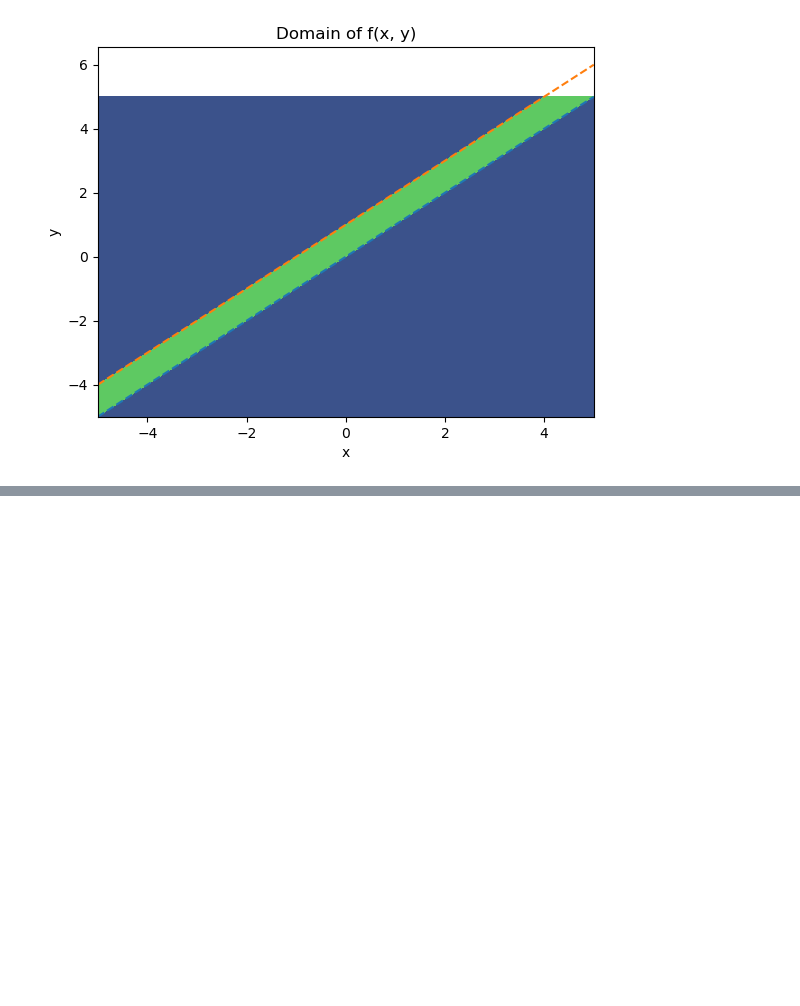
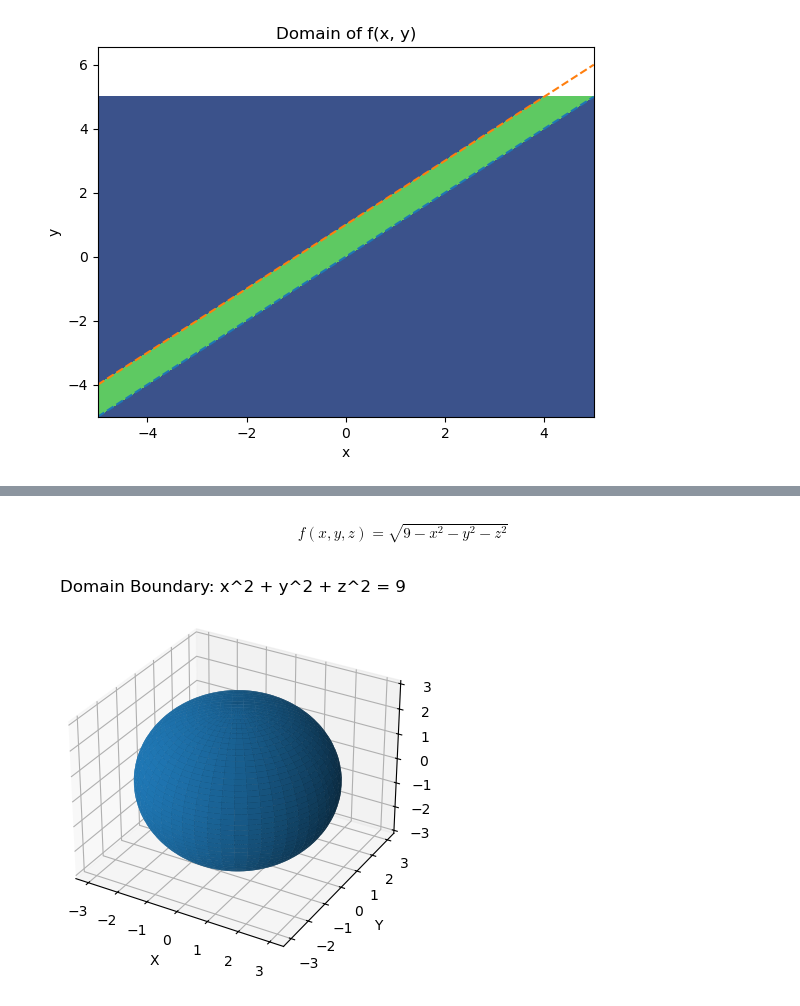
Before and after one commit to aya-alharazin/Machine-Learning, a Jupyter notebook: 03 - Domain.ipynb, the cells around one changed output, grey strips where cells are left out. Cells and saved outputs as stored; diff of their text form; code cells hidden in the pictures; blank space fills up the shorter version.

```diff
--- a/03 - Domain.ipynb
+++ b/03 - Domain.ipynb
@@ -30,0 +61,30 @@ plt.show()
+# %% [markdown]
+$$
+f(x,y,z) = \sqrt{9 - x^2 - y^2 - z^2}
+$$
+# %%
+import numpy as np
+import matplotlib.pyplot as plt
+
+# Create sphere using spherical coordinates
+u = np.linspace(0, 2*np.pi, 100)
+v = np.linspace(0, np.pi, 100)
+
+x = 3 * np.outer(np.cos(u), np.sin(v))
+y = 3 * np.outer(np.sin(u), np.sin(v))
+z = 3 * np.outer(np.ones(np.size(u)), np.cos(v))
+
+# Plot
+fig = plt.figure()
+ax = fig.add_subplot(projection='3d')
+
+ax.plot_surface(x, y, z)
+
+ax.set_title("Domain Boundary: x^2 + y^2 + z^2 = 9")
+ax.set_xlabel("X")
+ax.set_ylabel("Y")
+ax.set_zlabel("Z")
+
+plt.show()
+# %% [output]
+[figure, added]
```
Also changed, not shown: parts of 2 cells of this notebook.
